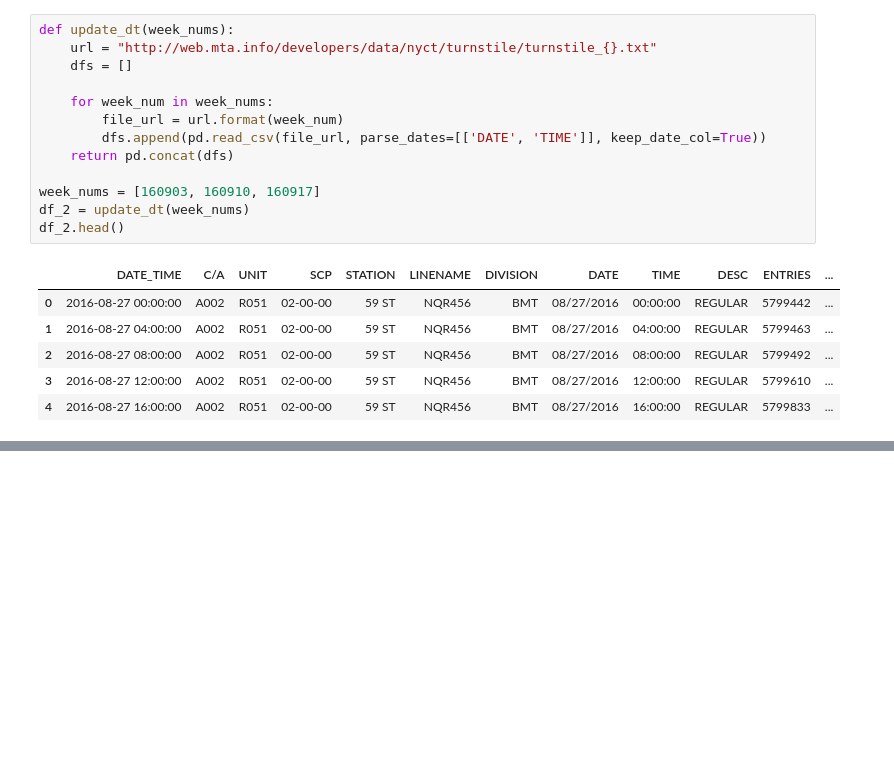
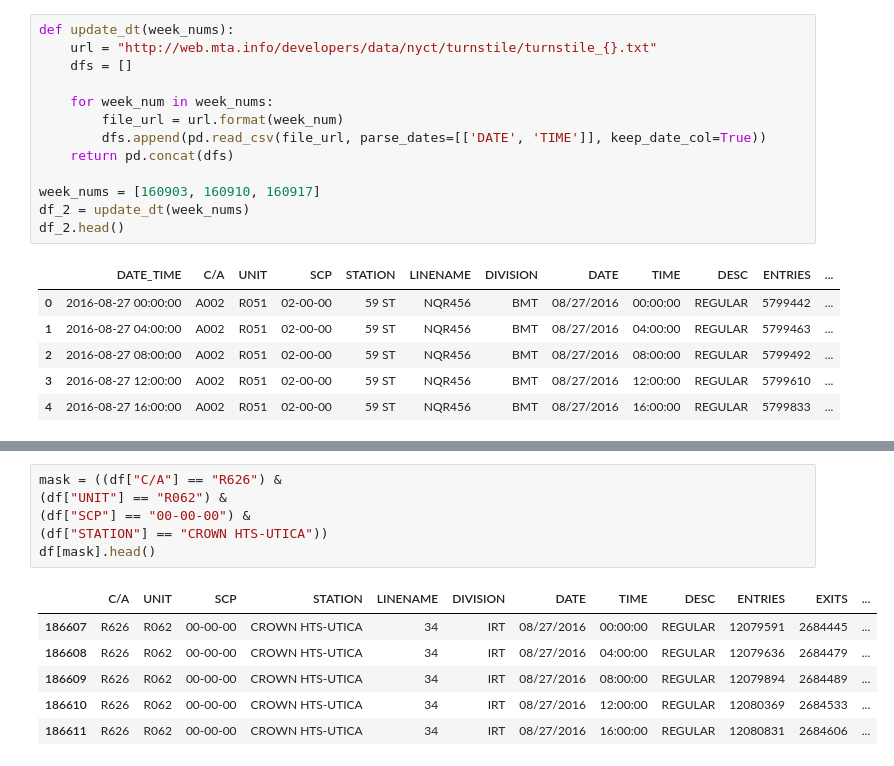
Before and after one commit to weizhao-BME/metis-project1, a Jupyter notebook: fresh_start.ipynb, the cells around one changed output, grey strips where cells are left out. Saved outputs shown, nothing was run; the diff lists cells and outputs as text; blank space fills up the shorter version.

```diff
--- a/fresh_start.ipynb
+++ b/fresh_start.ipynb
@@ -81,3 +81,16 @@ df[mask].sort_values('DATE_TIME').head(5)
 | 2 | A002 | R051 | 02-00-00 | 59 ST | NQR456 | BMT | 08/27/2016 | 08:00:00 | REGULAR | 5799492 | 1966079 | ... |
 | 3 | A002 | R051 | 02-00-00 | 59 ST | NQR456 | BMT | 08/27/2016 | 12:00:00 | REGULAR | 5799610 | 1966155 | ... |
 | 4 | A002 | R051 | 02-00-00 | 59 ST | NQR456 | BMT | 08/27/2016 | 16:00:00 | REGULAR | 5799833 | 1966214 | ... |
+# %%
+mask = ((df["C/A"] == "R626") &
+(df["UNIT"] == "R062") &
+(df["SCP"] == "00-00-00") &
+(df["STATION"] == "CROWN HTS-UTICA"))
+df[mask].head()
+# %% [output]
+|  | C/A | UNIT | SCP | STATION | LINENAME | DIVISION | DATE | TIME | DESC | ENTRIES | EXITS | ... |
+| 186607 | R626 | R062 | 00-00-00 | CROWN HTS-UTICA | 34 | IRT | 08/27/2016 | 00:00:00 | REGULAR | 12079591 | 2684445 | ... |
+| 186608 | R626 | R062 | 00-00-00 | CROWN HTS-UTICA | 34 | IRT | 08/27/2016 | 04:00:00 | REGULAR | 12079636 | 2684479 | ... |
+| 186609 | R626 | R062 | 00-00-00 | CROWN HTS-UTICA | 34 | IRT | 08/27/2016 | 08:00:00 | REGULAR | 12079894 | 2684489 | ... |
+| 186610 | R626 | R062 | 00-00-00 | CROWN HTS-UTICA | 34 | IRT | 08/27/2016 | 12:00:00 | REGULAR | 12080369 | 2684533 | ... |
+| 186611 | R626 | R062 | 00-00-00 | CROWN HTS-UTICA | 34 | IRT | 08/27/2016 | 16:00:00 | REGULAR | 12080831 | 2684606 | ... |
```
Also changed, not shown: parts of 11 cells of this notebook.
